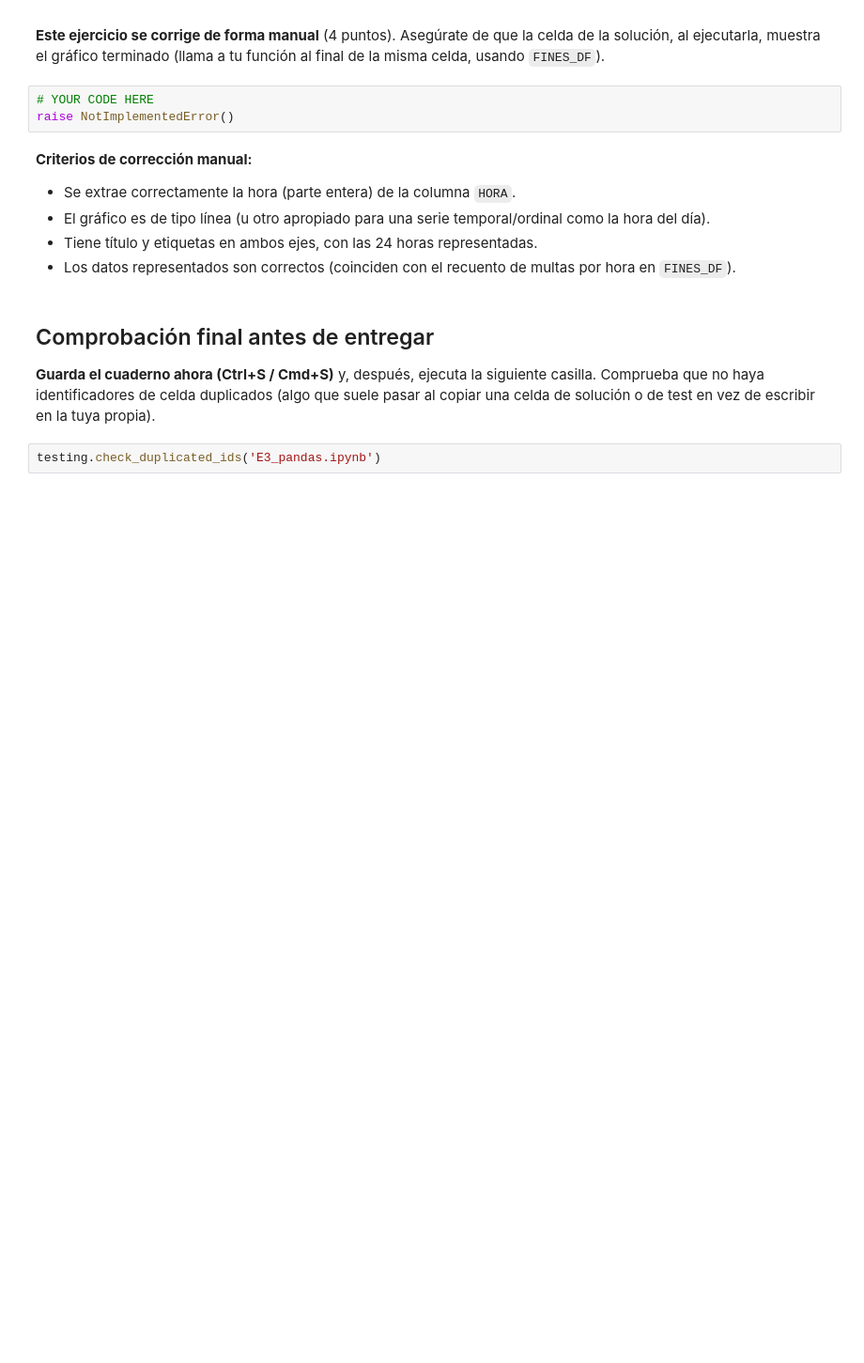
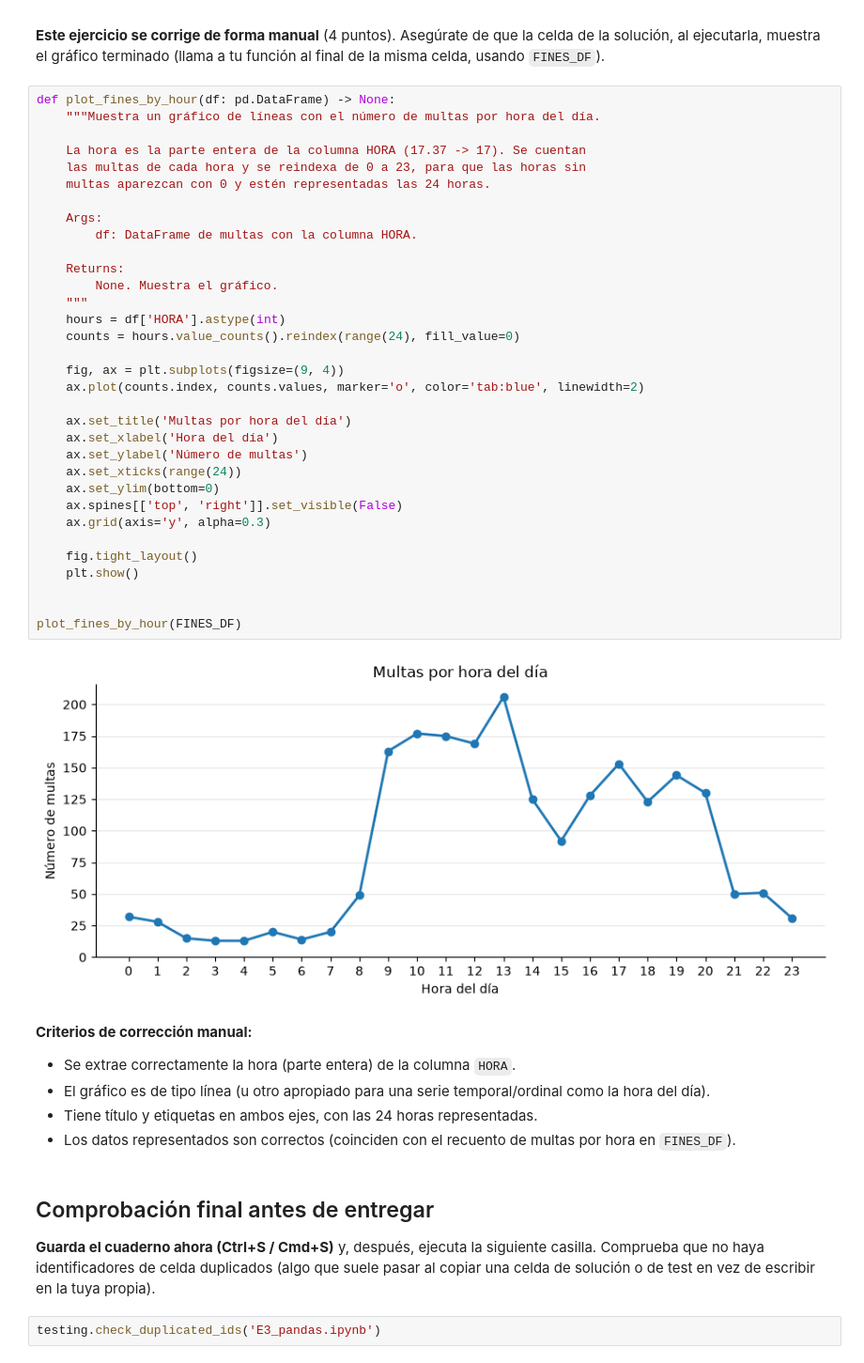
Before and after one commit to JaimeRLA/proyecto_python, a Jupyter notebook: E3_pandas.ipynb, the cells around one changed output. Shown at 94% size. Saved outputs shown, nothing was run; the diff lists cells and outputs as text; blank space fills up the shorter version.

```diff
--- a/E3_pandas.ipynb
+++ b/E3_pandas.ipynb
@@ -338,9 +892,41 @@ Escribe una función con la cabecera `def plot_fines_by_hour(df: pd.DataFrame) -
 ![imagen.png](attachment:c4df5023-73f8-4036-a507-d28a1ef60b3f.png)
 
 **Este ejercicio se corrige de forma manual** (4 puntos). Asegúrate de que la celda de la solución, al ejecutarla, muestra el gráfico terminado (llama a tu función al final de la misma celda, usando `FINES_DF`).
-# %%
-# YOUR CODE HERE
-raise NotImplementedError()
+# %%
+def plot_fines_by_hour(df: pd.DataFrame) -> None:
+    """Muestra un gráfico de líneas con el número de multas por hora del día.
+
+    La hora es la parte entera de la columna HORA (17.37 -> 17). Se cuentan
+    las multas de cada hora y se reindexa de 0 a 23, para que las horas sin
+    multas aparezcan con 0 y estén representadas las 24 horas.
+
+    Args:
+        df: DataFrame de multas con la columna HORA.
+
+    Returns:
+        None. Muestra el gráfico.
+    """
+    hours = df['HORA'].astype(int)
+    counts = hours.value_counts().reindex(range(24), fill_value=0)
+
+    fig, ax = plt.subplots(figsize=(9, 4))
+    ax.plot(counts.index, counts.values, marker='o', color='tab:blue', linewidth=2)
+
+    ax.set_title('Multas por hora del día')
+    ax.set_xlabel('Hora del día')
+    ax.set_ylabel('Número de multas')
+    ax.set_xticks(range(24))
+    ax.set_ylim(bottom=0)
+    ax.spines[['top', 'right']].set_visible(False)
+    ax.grid(axis='y', alpha=0.3)
+
+    fig.tight_layout()
+    plt.show()
+
+
+plot_fines_by_hour(FINES_DF)
+# %% [output]
+[figure, added]
 # %% [markdown]
 **Criterios de corrección manual:**
 - Se extrae correctamente la hora (parte entera) de la columna `HORA`.
```
Also changed, not shown: parts of 62 cells of this notebook, 10 other files.
